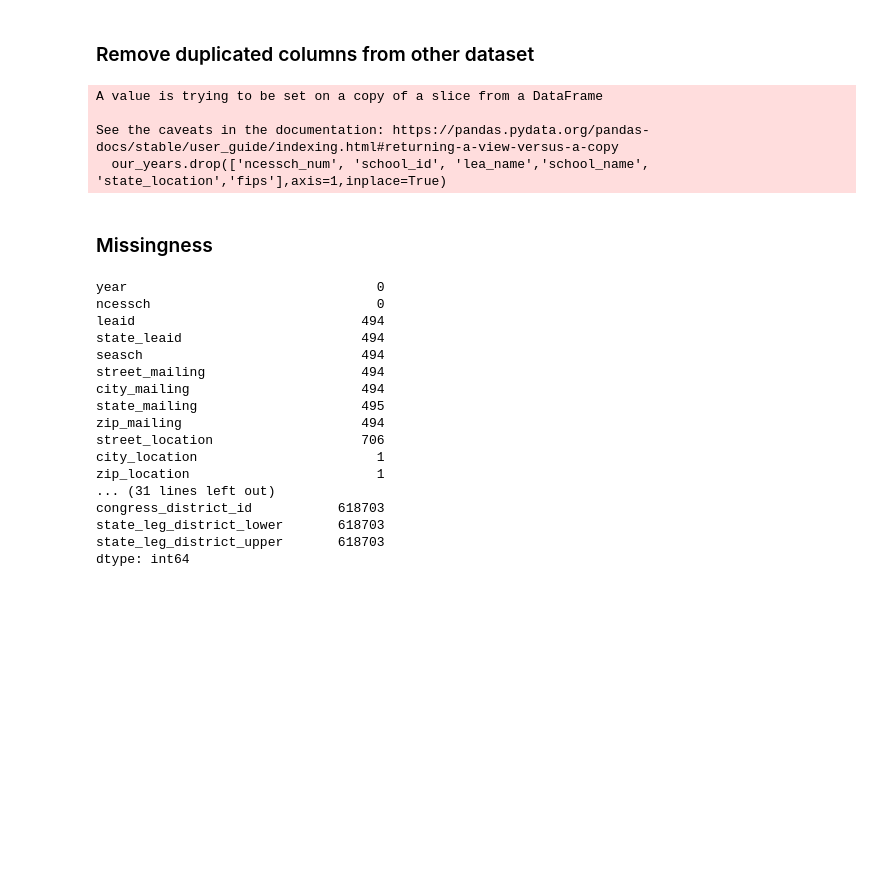
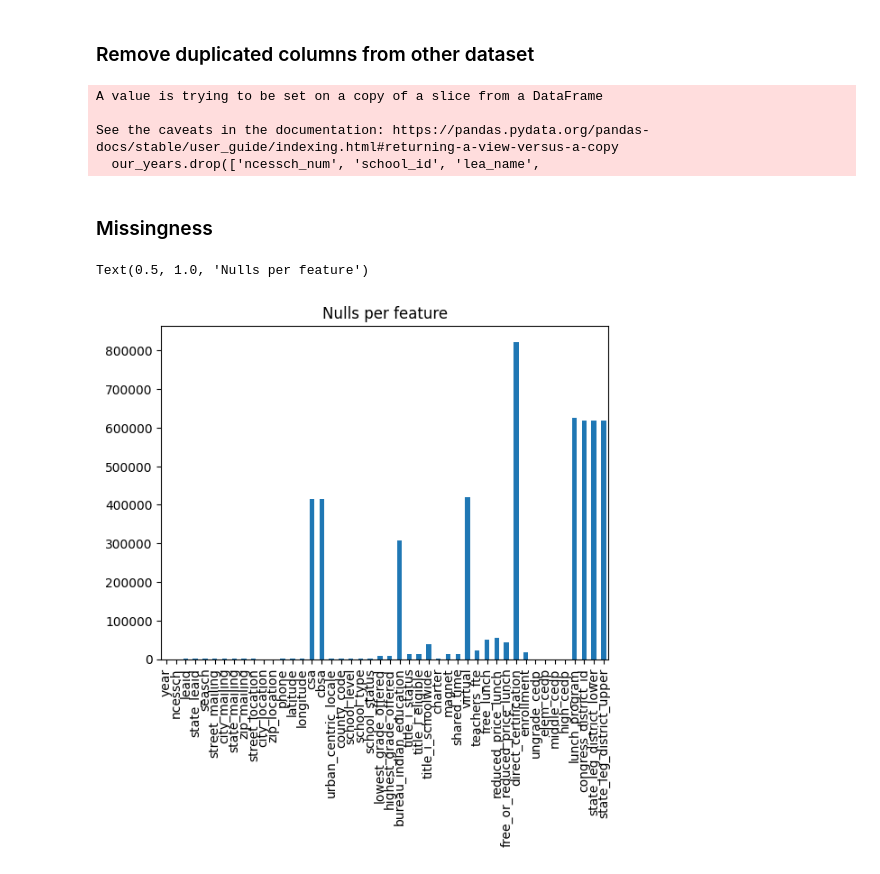
Before and after one commit to georgetown-analytics/student-outcomes, a Jupyter notebook: notebooks/EDA_school_directory.ipynb, the cells around one changed output. Drawn from its saved outputs; the diff is of its cells as text; code cells hidden in the pictures; blank space fills up the shorter version.

```diff
--- a/notebooks/EDA_school_directory.ipynb
+++ b/notebooks/EDA_school_directory.ipynb
@@ -151,31 +151,18 @@ our_years.head(n=3)
 # Verify ncessch == ncescch_num since we will merge on it later.
 # Leave school district identifier for verification that the merge worked later.
 assert all(our_years.ncessch == our_years.ncessch_num)
-our_years.drop(['ncessch_num', 'school_id', 'lea_name','school_name', 'state_location','fips'],axis=1,inplace=True)
+our_years.drop(['ncessch_num', 'school_id', 'lea_name',
+               'school_name', 'state_location', 'fips'], axis=1, inplace=True)
 # %% [output]
 A value is trying to be set on a copy of a slice from a DataFrame
 
 See the caveats in the documentation: https://pandas.pydata.org/pandas-docs/stable/user_guide/indexing.html#returning-a-view-versus-a-copy
-  our_years.drop(['ncessch_num', 'school_id', 'lea_name','school_name', 'state_location','fips'],axis=1,inplace=True)
+  our_years.drop(['ncessch_num', 'school_id', 'lea_name',
 # %% [markdown]
 ### Missingness
 # %%
-our_years.isnull().sum()
+our_years.isnull().sum().plot.bar()
+plt.title("Nulls per feature")
 # %% [output]
-year                                0
-ncessch                             0
-leaid                             494
-state_leaid                       494
-seasch                            494
-street_mailing                    494
-city_mailing                      494
-state_mailing                     495
-zip_mailing                       494
-street_location                   706
-city_location                       1
-zip_location                        1
-... (31 lines left out)
-congress_district_id           618703
-state_leg_district_lower       618703
-state_leg_district_upper       618703
-dtype: int64
+Text(0.5, 1.0, 'Nulls per feature')
+[figure, added]
```
Also changed, not shown: parts of 13 cells of this notebook, 1 other file.
